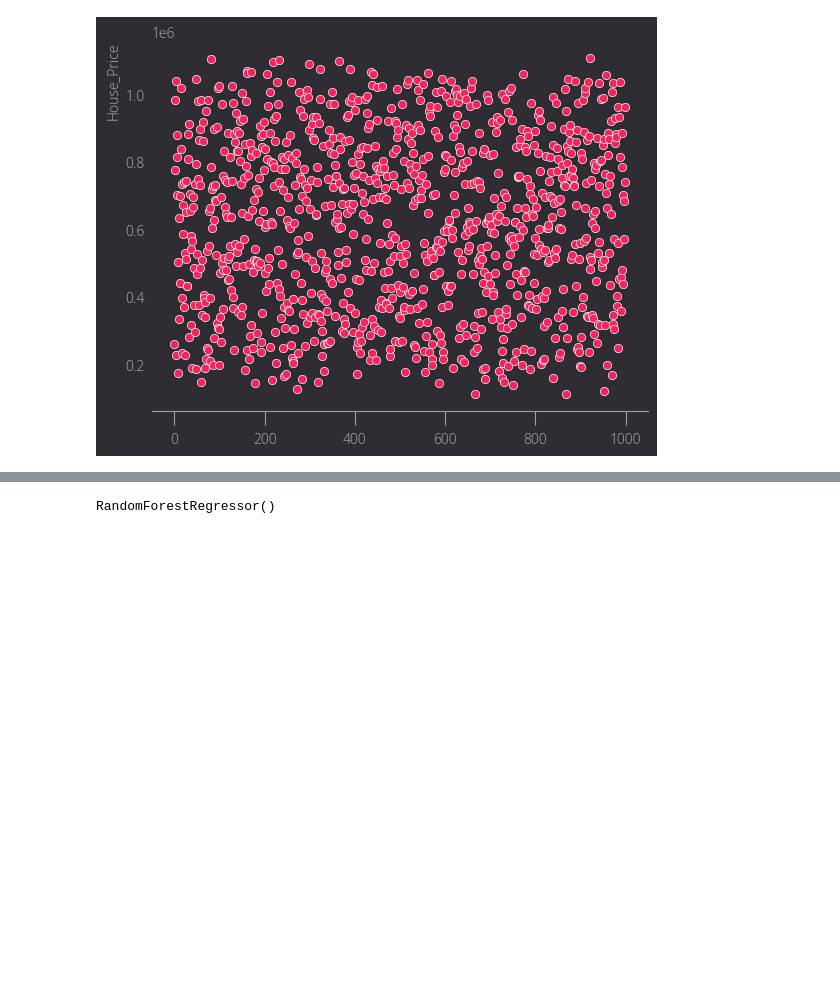
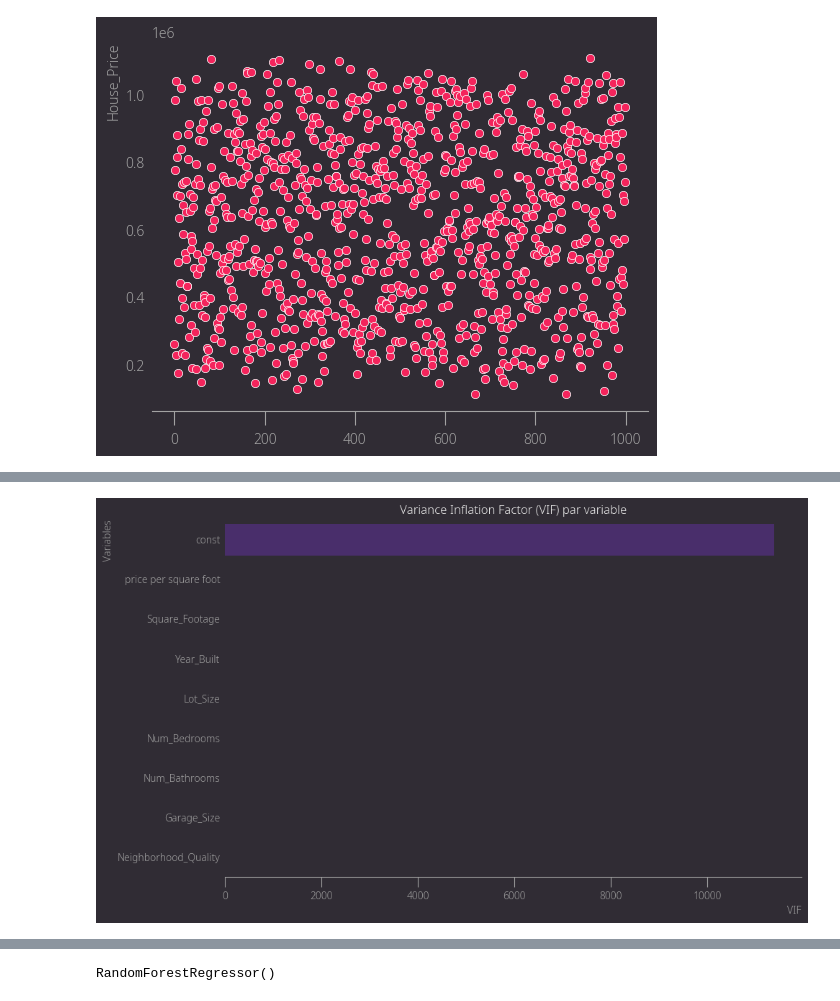
Before and after one commit to TimotheeNkwar/Data-Science-projects, a Jupyter notebook: House Price Regression/House Price Regression.ipynb, the cells around one changed output, grey strips where cells are left out. Drawn from its saved outputs; the diff is of its cells as text; code cells hidden in the pictures; blank space fills up the shorter version.

```diff
--- a/House Price Regression/House Price Regression.ipynb
+++ b/House Price Regression/House Price Regression.ipynb
@@ -76,3 +86,17 @@ sns.scatterplot(data["House_Price"])
 plt.show()
 # %% [output]
 [figure]
+# %%
+# Checked and removed redundant variables
+from statsmodels.stats.outliers_influence import variance_inflation_factor
+from statsmodels.tools.tools import add_constant
+import pandas as pd
+
+selected_features = data.select_dtypes(include='number').columns.tolist()
+selected_features.remove("House_Price")
+X = add_constant(data[selected_features])
+vif_data = pd.DataFrame()
+
+vif_data["House_Price"] = X.columns
+vif_data["VIF"] = [variance_inflation_factor(X.values, i) for i in range(X.shape[1])]
+print(vif_data)
@@ -79,3 +114,21 @@ plt.show()
+# %%
+import seaborn as sns
+import matplotlib.pyplot as plt
+
+
+vif_data["Feature"] = X.columns
+vif_data = vif_data.sort_values(by="VIF", ascending=False)
+
+# Plot
+plt.figure(figsize=(10, 6))
+sns.barplot(data=vif_data, x="VIF", y="Feature", palette="viridis")
+plt.title("Variance Inflation Factor (VIF) par variable")
+plt.xlabel("VIF")
+plt.ylabel("Variables")
+plt.tight_layout()
+plt.show()
+# %% [output]
+[figure, added]
 # %%
 data.isnull().sum()
 # %% [output]
```
Also changed, not shown: parts of 12 cells of this notebook, 1 other file.
